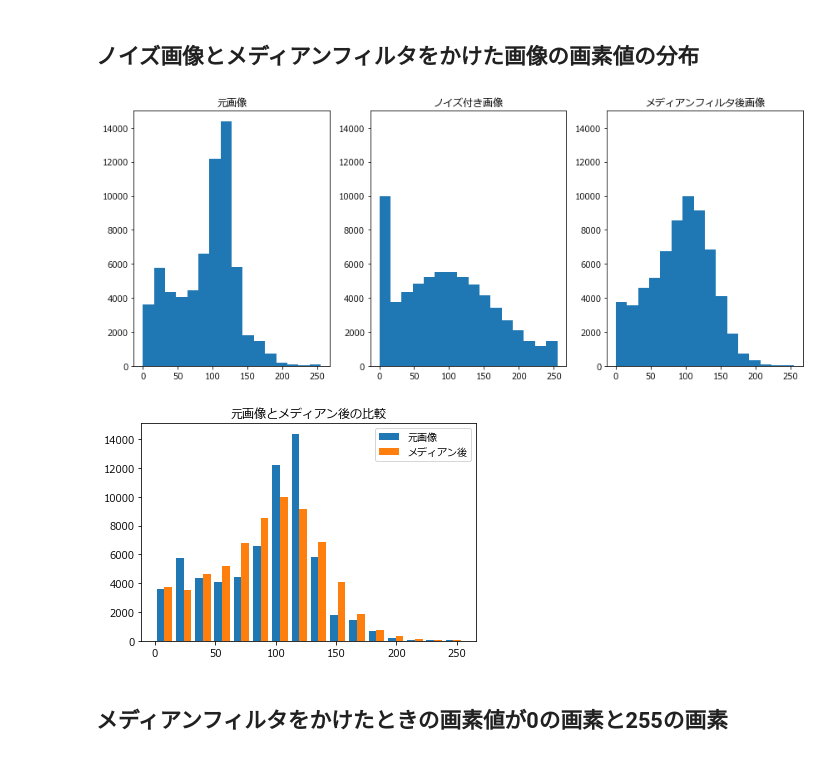
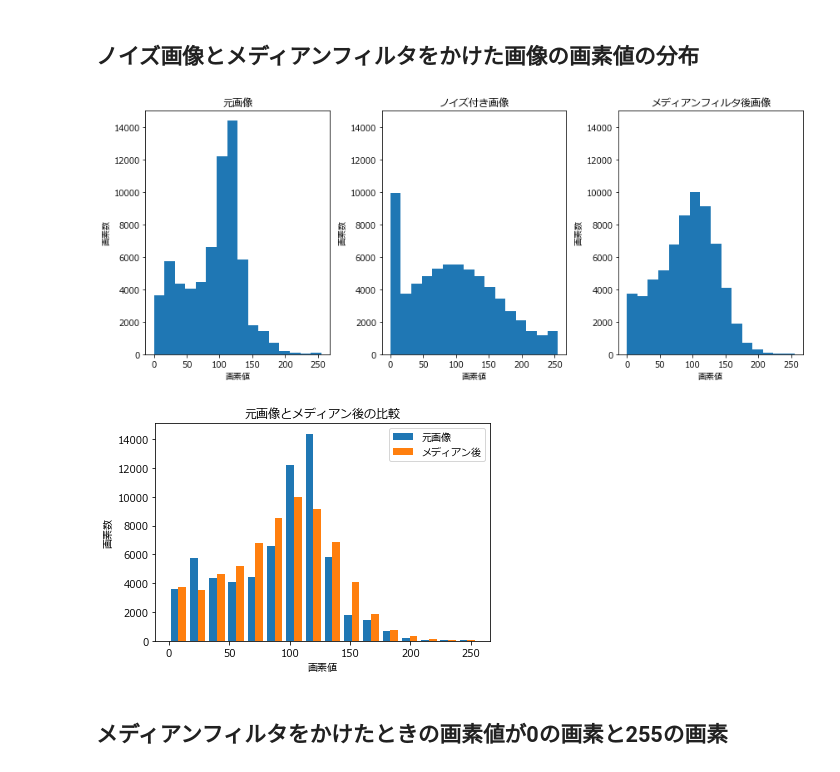
Before and after one commit to hal1127/engineering_design_ryukyu, a Jupyter notebook: prod/adv.ipynb, the cells around one changed output. Drawn from its saved outputs; the diff is of its cells as text; code cells hidden in the pictures.

```diff
--- a/prod/adv.ipynb
+++ b/prod/adv.ipynb
@@ -58,33 +58,38 @@ def plotImg(noise, imp, org, plt, noimg=False, nopsnr=False):
 # %%
 %matplotlib inline
 import cv2
 import numpy as np
 import matplotlib.pyplot as plt
 from matplotlib import rcParams
+
+rcParams["font.family"] = "Meiryo"
 
 # 入力画像を読み込み
 noise = cv2.imread("(ED15).bmp", 0)
 org = cv2.imread("road.bmp", 0)
 
 dst = cv2.medianBlur(noise, 3)
 
 plt.figure(figsize=(12,5))
 plt.subplot(131).hist(np.ravel(org), bins=16); plt.title("元画像")
+plt.xlabel("画素値"); plt.ylabel("画素数")
 plt.ylim(0, 15000)
 plt.subplot(132).hist(np.ravel(noise), bins=16); plt.title("ノイズ付き画像")
+plt.xlabel("画素値"); plt.ylabel("画素数")
 plt.ylim(0, 15000)
 plt.subplot(133).hist(np.ravel(dst), bins=16); plt.title("メディアンフィルタ後画像")
+plt.xlabel("画素値"); plt.ylabel("画素数")
 plt.ylim(0, 15000)
 plt.tight_layout()
 plt.show()
 
-rcParams["font.family"] = "Meiryo"
 plt.hist([np.ravel(org), np.ravel(dst)], bins=16, label=["元画像", "メディアン後"]); plt.title("元画像とメディアン後の比較")
+plt.xlabel("画素値"); plt.ylabel("画素数")
 plt.legend()
 plt.show()
 # %% [output]
-[figure, old version]
+[figure, new version]
-[figure, old version]
+[figure, new version]
 # %% [markdown]
 ## メディアンフィルタをかけたときの画素値が0の画素と255の画素
 # %%
```
